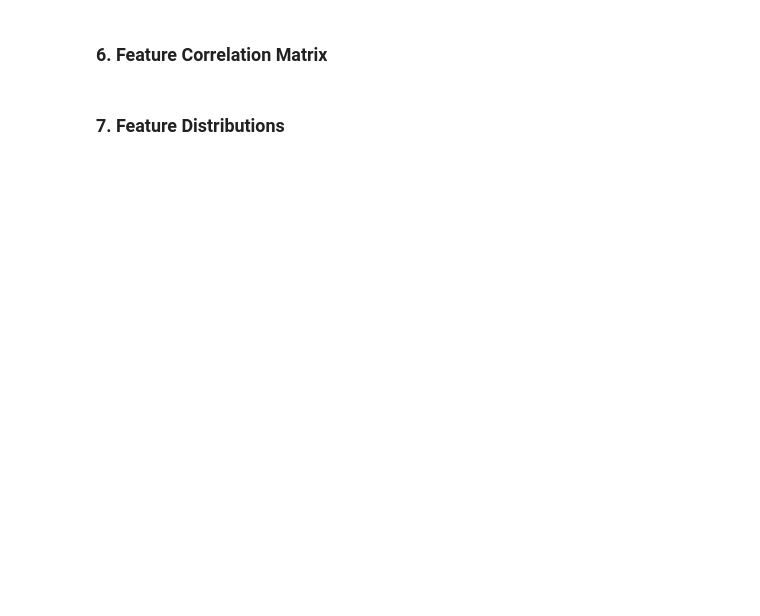
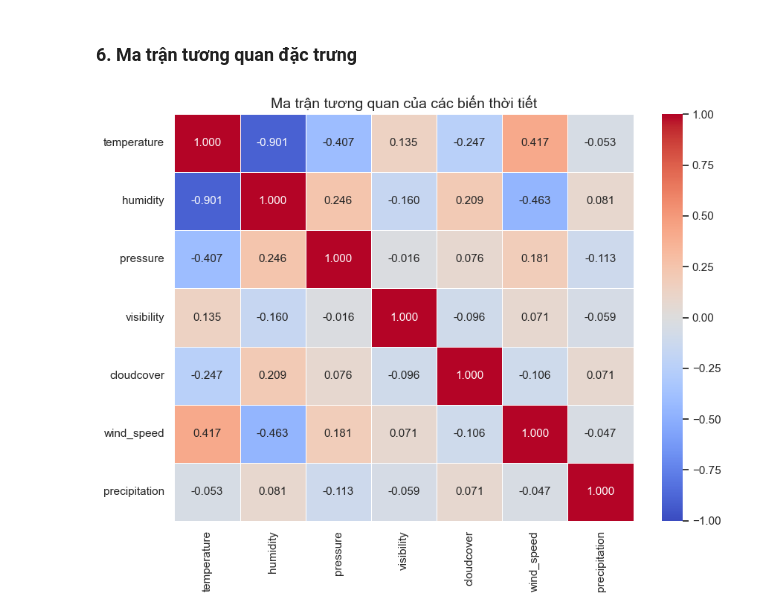
Before and after one commit to Bambizled/RainForecast_LinearRegression, a Jupyter notebook: notebooks/EDA.ipynb, the cells around one changed output. Cells and saved outputs as stored; diff of their text form; code cells hidden in the pictures; blank space fills up the shorter version.

```diff
--- a/notebooks/EDA.ipynb
+++ b/notebooks/EDA.ipynb
@@ -47,13 +92,13 @@ df.describe().T
-# %% [markdown]
-### 6. Feature Correlation Matrix
+# %% [markdown]
+### 6. Ma trận tương quan đặc trưng
 # %%
 num_cols = ["temperature", "humidity", "pressure", "visibility", "cloudcover", "wind_speed", "precipitation"]
 num_cols = [c for c in num_cols if c in df.columns]
 corr = df[num_cols].corr()
 plt.figure(figsize=(9, 7))
 sns.heatmap(corr, annot=True, cmap="coolwarm", fmt=".3f", vmin=-1, vmax=1, linewidths=0.5)
-plt.title("Correlation Matrix of Weather Variables")
+plt.title("Ma trận tương quan của các biến thời tiết")
 plt.tight_layout()
 plt.show()
+# %% [output]
+[figure, added]
-# %% [markdown]
-### 7. Feature Distributions
```
Also changed, not shown: parts of 21 cells of this notebook.
